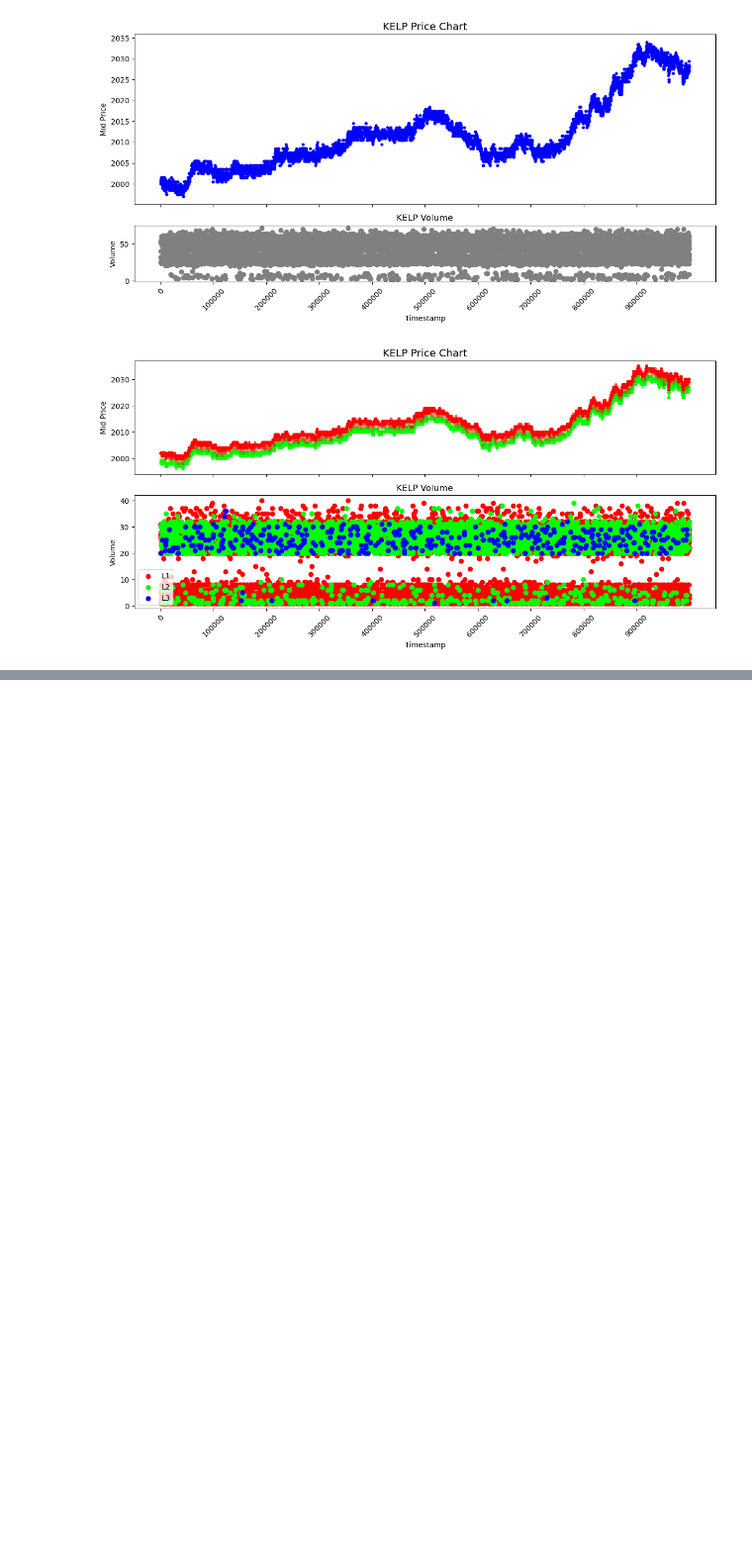
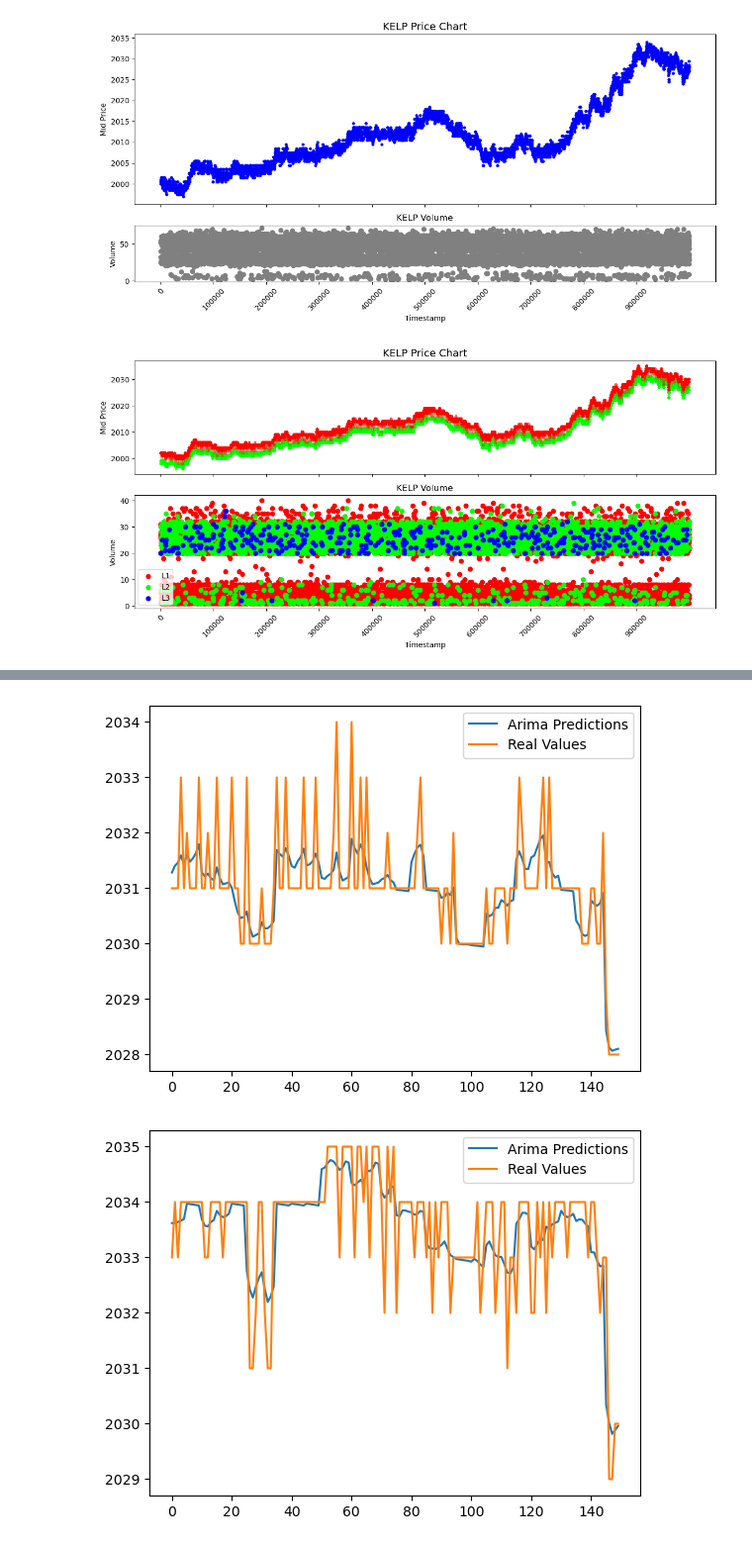
Before and after one commit to CANTSOAR/prosperity3, a Jupyter notebook: round_1/data_analysis/testing.ipynb, the cells around one changed output, grey strips where cells are left out. Shown: that part at 99% size. Drawn from its saved outputs; the diff is of its cells as text; code cells hidden in the pictures; blank space fills up the shorter version.

```diff
--- a/round_1/data_analysis/testing.ipynb
+++ b/round_1/data_analysis/testing.ipynb
@@ -91,0 +88,16 @@ array([2027.95975719, 2027.97850712, 2027.9742941 , 2027.94115551,
+# %%
+out_sample_1 = p2[p2["product"] == "KELP"]["bid_price_1"].values[-500:]
+out_sample_2 = p2[p2["product"] == "KELP"]["ask_price_1"].values[-500:]
+
+from sklearn.linear_model import LinearRegression  # or try RandomForest, MLP, etc.
+
+X, y_diff = Regressor.make_dataset(out_sample_1, lag=5)
+model = LinearRegression().fit(X, y_diff)
+Regressor.eval_model(out_sample_1, model)
+
+X, y_diff = Regressor.make_dataset(out_sample_2, lag=5)
+model = LinearRegression().fit(X, y_diff)
+Regressor.eval_model(out_sample_2, model)
+# %% [output]
+[figure, added]
+[figure, added]
```
Also changed, not shown: parts of 1 cell of this notebook, 2 other files.
